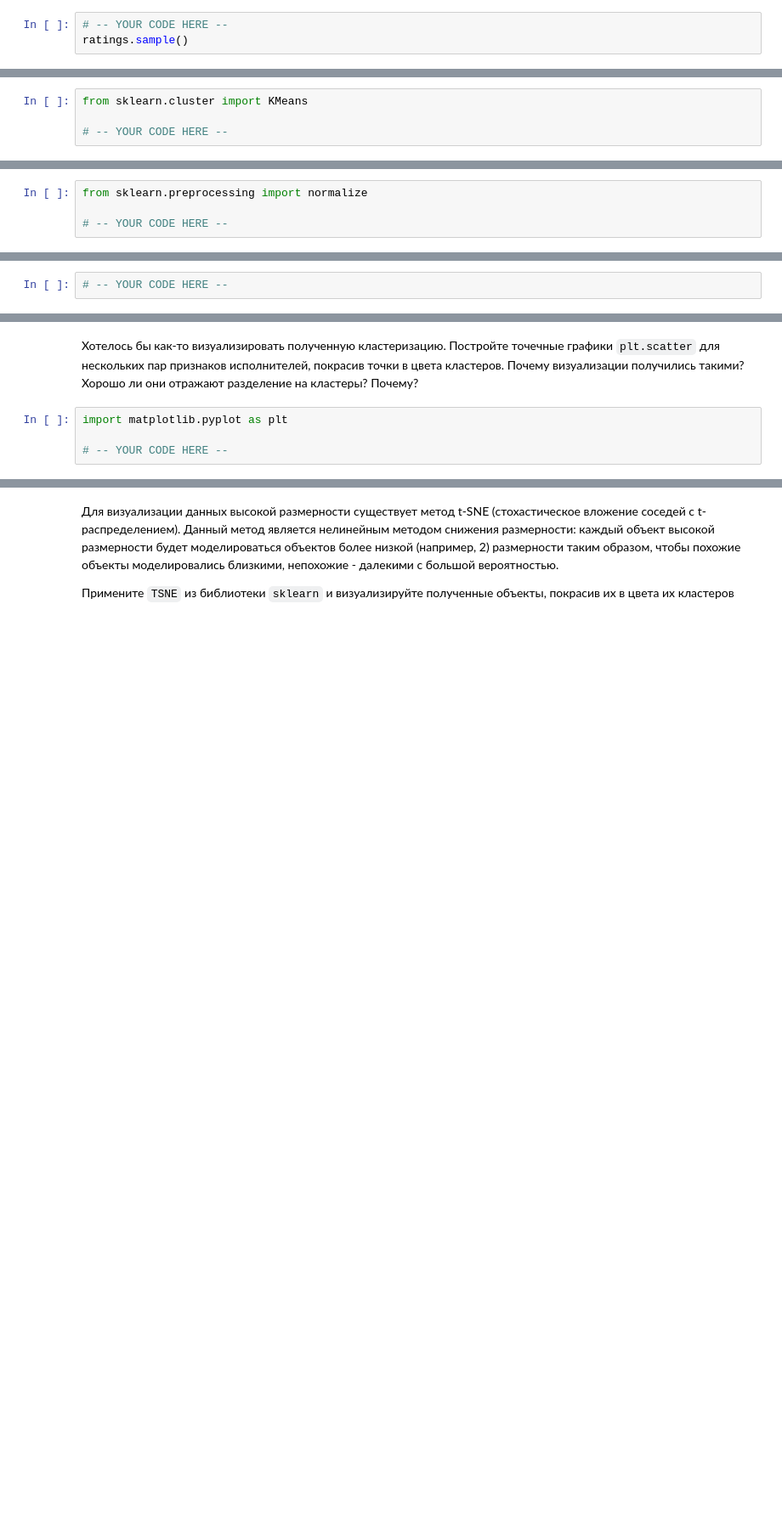
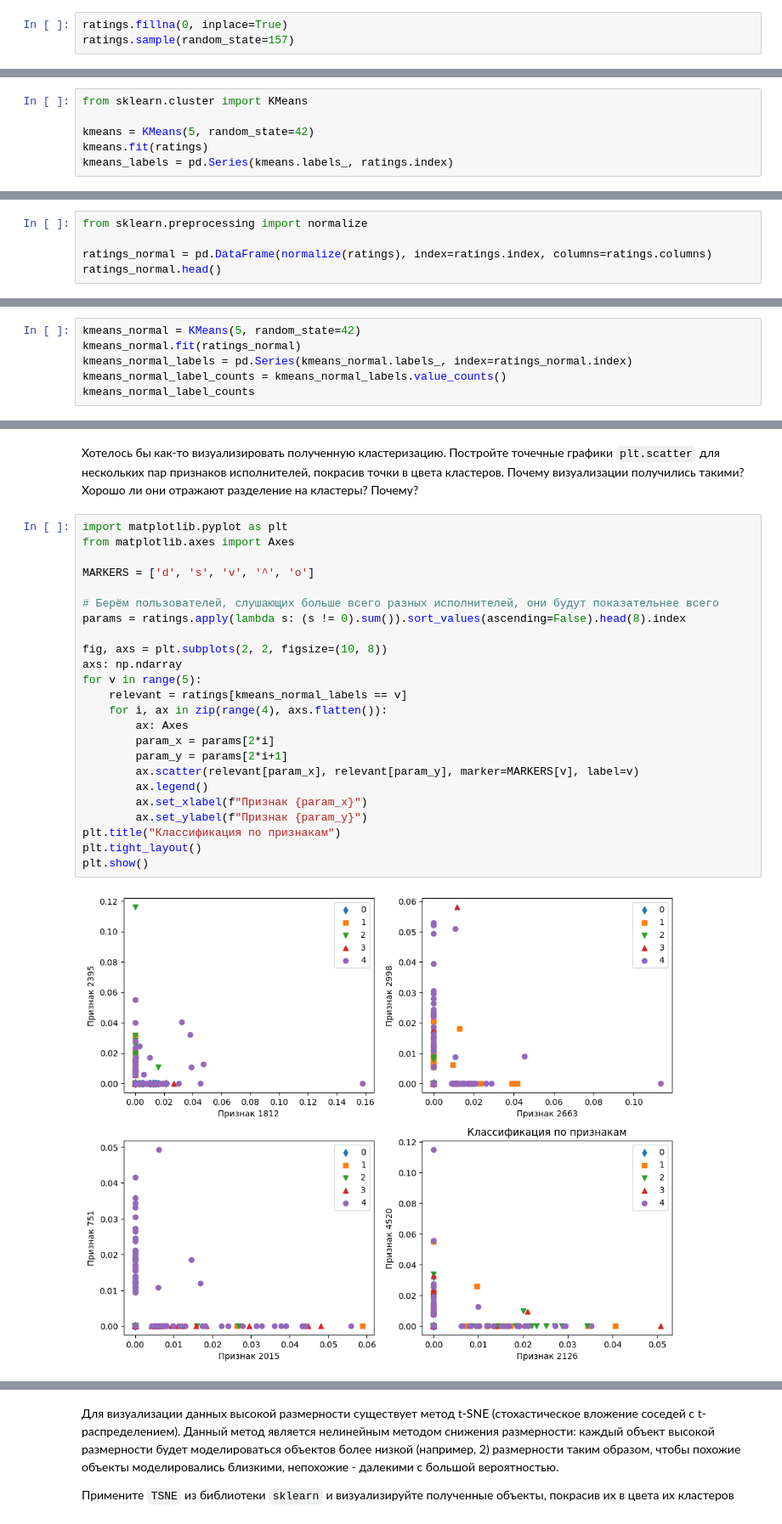
Before and after one commit to AjnoEO/iad-ml, a Jupyter notebook: hw08-boosting-clustering/hw08_boosting_clustering.ipynb, the cells around one changed output, grey strips where cells are left out. Shown at 85% size. Saved outputs shown, nothing was run; the diff lists cells and outputs as text; blank space fills up the shorter version.

```diff
--- a/hw08-boosting-clustering/hw08_boosting_clustering.ipynb
+++ b/hw08-boosting-clustering/hw08_boosting_clustering.ipynb
@@ -354,5 +369,5 @@ ratings.head()
 
 Доля исполнителя в музыке, прослушанной  пользователем, равна 0, если пользователь никогда не слушал музыку данного музыканта, поэтому заполните пропуски нулями.
 # %%
-# -- YOUR CODE HERE --
-ratings.sample()
+ratings.fillna(0, inplace=True)
+ratings.sample(random_state=157)
@@ -363,7 +382,9 @@ ratings.sample()
 # %%
 from sklearn.cluster import KMeans
 
-# -- YOUR CODE HERE --
+kmeans = KMeans(5, random_state=42)
+kmeans.fit(ratings)
+kmeans_labels = pd.Series(kmeans.labels_, ratings.index)
 # %% [markdown]
 Выведите размеры кластеров. Полезной ли получилась кластеризация? Почему KMeans может выдать такой результат?
 # %%
@@ -391,4 +468,5 @@ from sklearn.cluster import KMeans
 # %%
 from sklearn.preprocessing import normalize
 
-# -- YOUR CODE HERE --
+ratings_normal = pd.DataFrame(normalize(ratings), index=ratings.index, columns=ratings.columns)
+ratings_normal.head()
@@ -395,4 +481,8 @@ from sklearn.preprocessing import normalize
 # %% [markdown]
 Примените KMeans с 5ю кластерами на преобразованной матрице, посмотрите на их размеры. Стало ли лучше? Может ли кластеризация быть полезной теперь?
 # %%
-# -- YOUR CODE HERE --
+kmeans_normal = KMeans(5, random_state=42)
+kmeans_normal.fit(ratings_normal)
+kmeans_normal_labels = pd.Series(kmeans_normal.labels_, index=ratings_normal.index)
+kmeans_normal_label_counts = kmeans_normal_labels.value_counts()
+kmeans_normal_label_counts
@@ -417,6 +541,28 @@ centroids = km.cluster_centers_
 Хотелось бы как-то визуализировать полученную кластеризацию. Постройте точечные графики `plt.scatter` для нескольких пар признаков исполнителей, покрасив точки в цвета кластеров. Почему визуализации получились такими? Хорошо ли они отражают разделение на кластеры? Почему?
 # %%
 import matplotlib.pyplot as plt
+from matplotlib.axes import Axes
 
-# -- YOUR CODE HERE --
+MARKERS = ['d', 's', 'v', '^', 'o']
+
+# Берём пользователей, слушающих больше всего разных исполнителей, они будут показательнее всего
+params = ratings.apply(lambda s: (s != 0).sum()).sort_values(ascending=False).head(8).index
+
+fig, axs = plt.subplots(2, 2, figsize=(10, 8))
+axs: np.ndarray
+for v in range(5):
+    relevant = ratings[kmeans_normal_labels == v]
+    for i, ax in zip(range(4), axs.flatten()):
+        ax: Axes
+        param_x = params[2*i]
+        param_y = params[2*i+1]
+        ax.scatter(relevant[param_x], relevant[param_y], marker=MARKERS[v], label=v)
+        ax.legend()
+        ax.set_xlabel(f"Признак {param_x}")
+        ax.set_ylabel(f"Признак {param_y}")
+plt.title("Классификация по признакам")
+plt.tight_layout()
+plt.show()
+# %% [output]
+[figure, added]
 # %% [markdown]
```
Also changed, not shown: parts of 18 cells of this notebook.
